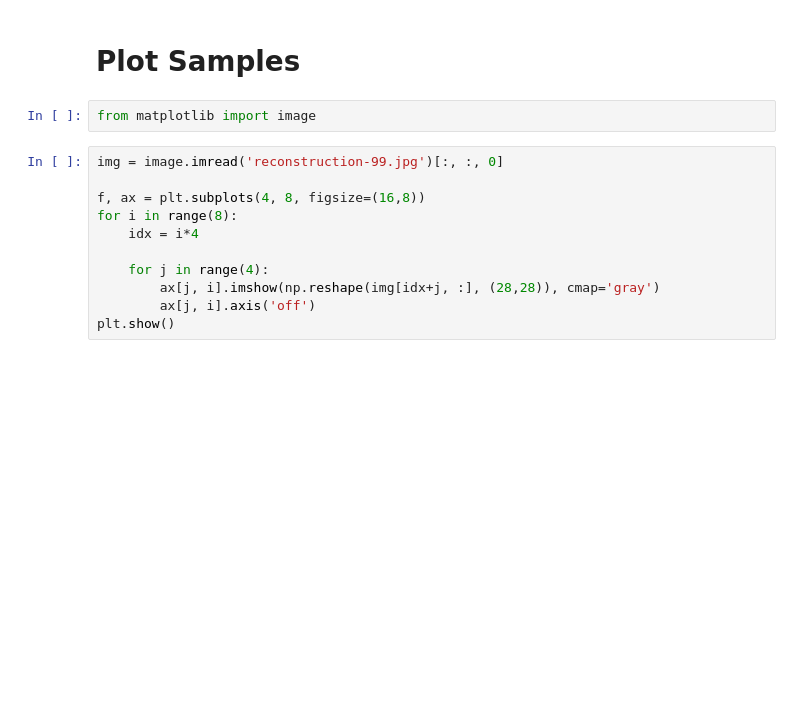
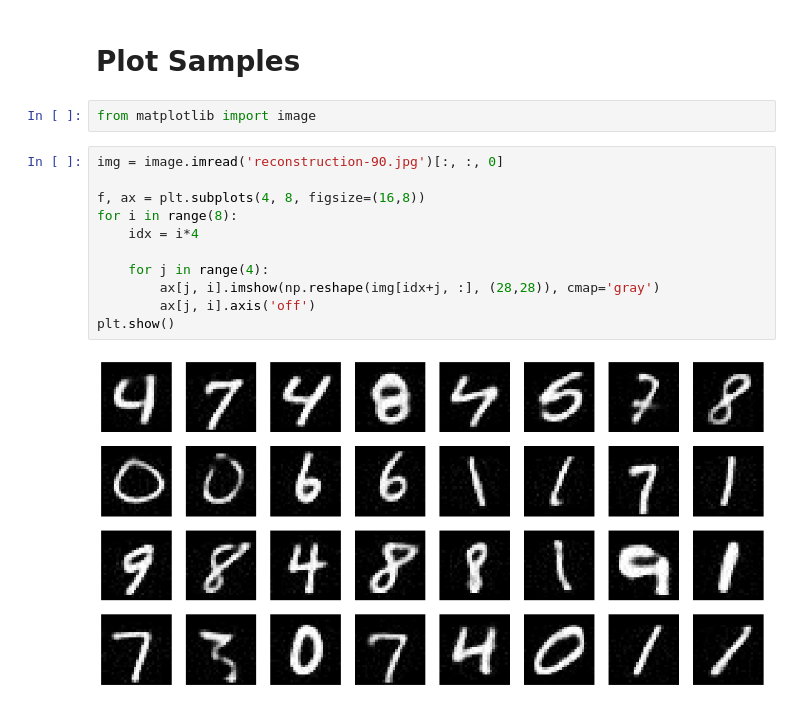
Before and after one commit to simonamtoft/recurrence-and-attention-latent-variable-models, a Jupyter notebook: notebooks/DRAW No Attention.ipynb, the cells around one changed output. Drawn from its saved outputs; the diff is of its cells as text; blank space fills up the shorter version.

```diff
--- a/notebooks/DRAW No Attention.ipynb
+++ b/notebooks/DRAW No Attention.ipynb
@@ -125,14 +131,16 @@ for epoch in range(EPOCHS):
 # %%
 from matplotlib import image
 # %%
-img = image.imread('reconstruction-99.jpg')[:, :, 0]
+img = image.imread('reconstruction-90.jpg')[:, :, 0]
 
 f, ax = plt.subplots(4, 8, figsize=(16,8))
 for i in range(8):
     idx = i*4
 
     for j in range(4):
         ax[j, i].imshow(np.reshape(img[idx+j, :], (28,28)), cmap='gray')
         ax[j, i].axis('off')
 plt.show()
+# %% [output]
+[figure, added]
 # %%
```
Also changed, not shown: parts of 6 cells of this notebook.
